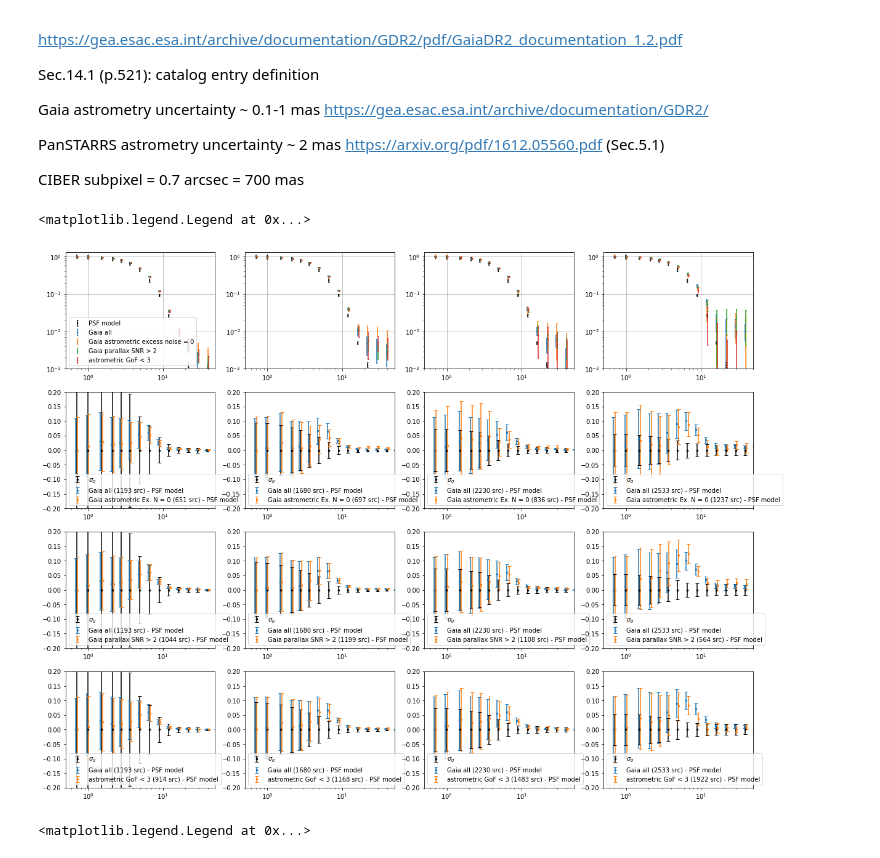
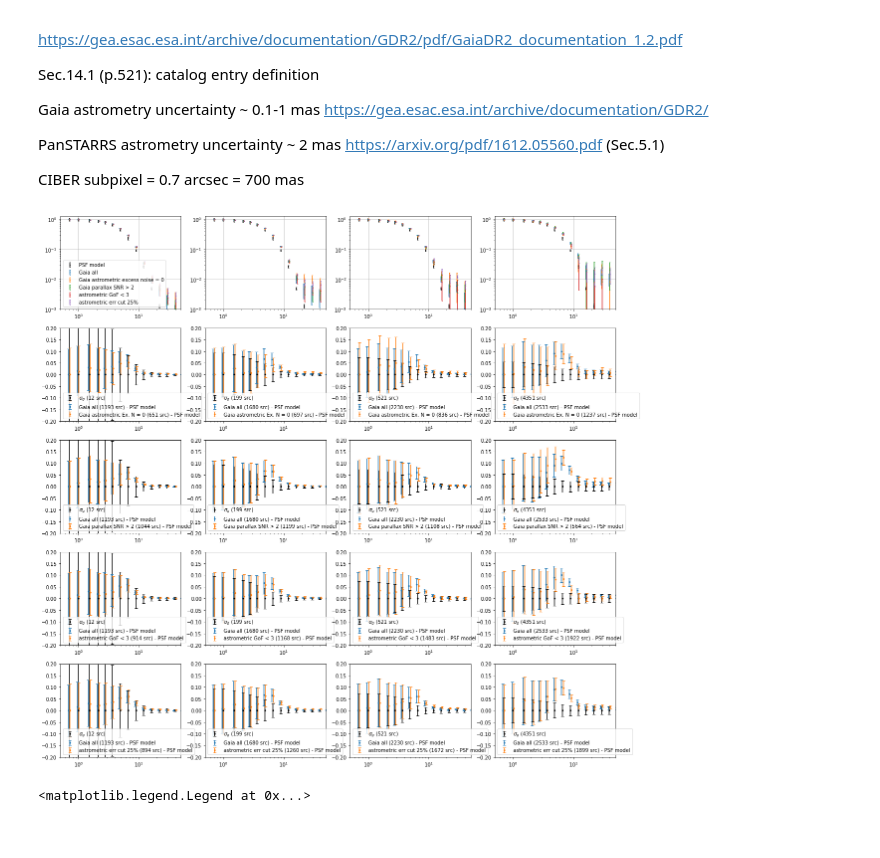
Before and after one commit to yuntingcheng/python_ciber, a Jupyter notebook: stack_modelfit/gaia.ipynb, the cells around one changed output. Saved outputs shown, nothing was run; the diff lists cells and outputs as text; code cells hidden in the pictures.

```diff
--- a/stack_modelfit/gaia.ipynb
+++ b/stack_modelfit/gaia.ipynb
@@ -140,7 +155,7 @@ from psfsynth import *
 inst =  1
 filt_order = filt_order_dict[inst]
 ifield = 6
-fig, ax = plt.subplots(4, 4, figsize = (20,16))
+fig, ax = plt.subplots(5, 4, figsize = (20,20))
 
 for im,(m_min,m_max) in enumerate(zip(magbindict['m_min'],magbindict['m_max'])):
 
@@ -149,14 +164,17 @@ for im,(m_min,m_max) in enumerate(zip(magbindict['m_min'],magbindict['m_max'])):
     ax[1][im].set_xscale('log')
     ax[2][im].set_xscale('log')
     ax[3][im].set_xscale('log')
+    ax[4][im].set_xscale('log')
     ax[0][im].set_xlim([0.5,50])
     ax[0][im].set_ylim([1e-3,1.3])
     ax[1][im].set_xlim([0.5,50])
     ax[2][im].set_xlim([0.5,50])
     ax[3][im].set_xlim([0.5,50])
+    ax[4][im].set_xlim([0.5,50])
     ax[1][im].set_ylim([-0.2,0.2])
     ax[2][im].set_ylim([-0.2,0.2])
     ax[3][im].set_ylim([-0.2,0.2])
+    ax[4][im].set_ylim([-0.2,0.2])
 
     stackdat = stacking(inst, ifield, m_min, m_max, filt_order=filt_order,
                 load_from_file=True, BGsub=False).stackdat
@@ -164,11 +182,13 @@ for im,(m_min,m_max) in enumerate(zip(magbindict['m_min'],magbindict['m_max'])):
     Ngal = stackdat['Nsrc']
 
     ax[1][im].errorbar(stackdat['rbins'], np.zeros_like(stackdat['rbins']), errg,
-                       fmt ='.', color='k', capsize=3, markersize=5, label=r'$\sigma_g$')
+                       fmt ='.', color='k', capsize=3, markersize=5, label=r'$\sigma_g$ (%d src)'%Ngal)
     ax[2][im].errorbar(stackdat['rbins'], np.zeros_like(stackdat['rbins']), errg,
-                       fmt ='.', color='k', capsize=3, markersize=5, label=r'$\sigma_g$')
+                       fmt ='.', color='k', capsize=3, markersize=5, label=r'$\sigma_g$ (%d src)'%Ngal)
     ax[3][im].errorbar(stackdat['rbins'], np.zeros_like(stackdat['rbins']), errg,
-                       fmt ='.', color='k', capsize=3, markersize=5, label=r'$\sigma_g$')
+                       fmt ='.', color='k', capsize=3, markersize=5, label=r'$\sigma_g$ (%d src)'%Ngal)
+    ax[4][im].errorbar(stackdat['rbins'], np.zeros_like(stackdat['rbins']), errg,
+                       fmt ='.', color='k', capsize=3, markersize=5, label=r'$\sigma_g$ (%d src)'%Ngal)
 
     psfdat = run_psf_combine(inst, ifield, savedata=False)
     psf = psfdat[im]['comb']['profcb']
@@ -193,6 +213,9 @@ for im,(m_min,m_max) in enumerate(zip(magbindict['m_min'],magbindict['m_max'])):
                        fmt ='.', color='C0', capsize=3, markersize=5,
                        label='Gaia all (%d src) - PSF model'%N)
     ax[3][im].errorbar(profdat['rbins']*0.97, np.abs(prof-psf), np.sqrt(err**2+psf_err**2),
+                       fmt ='.', color='C0', capsize=3, markersize=5,
+                       label='Gaia all (%d src) - PSF model'%N)
+    ax[4][im].errorbar(profdat['rbins']*0.97, np.abs(prof-psf), np.sqrt(err**2+psf_err**2),
                        fmt ='.', color='C0', capsize=3, markersize=5,
                        label='Gaia all (%d src) - PSF model'%N)
 
@@ -212,35 +235,50 @@ for im,(m_min,m_max) in enumerate(zip(magbindict['m_min'],magbindict['m_max'])):
 
     fname = mypaths['alldat'] + 'TM'+ str(inst) +\
      '/psfdata_synth_gaia_%s_%d_%d_p.pkl'%(fieldnamedict[ifield],m_min+1, m_max+1)
     with open(fname, "rb") as f:
         profdat = pickle.load(f)
     prof = profdat['profcb']/profdat['profcb'][0]
     err = profdat['profcb_err']/profdat['profcb'][0]
     N = profdat['Nsrc']
     ax[0][im].errorbar(profdat['rbins']*1.02,prof, err, fmt ='.', color='C2', capsize=1,
                     markersize=2, label='Gaia parallax SNR > 2')
     ax[2][im].errorbar(profdat['rbins']*1.03, np.abs(prof-psf), np.sqrt(err**2+psf_err**2),
                        fmt ='.', color='C1', capsize=3, markersize=5,
                        label='Gaia parallax SNR > 2 (%d src) - PSF model'%N)
     ax[2][im].legend()
 
     fname = mypaths['alldat'] + 'TM'+ str(inst) +\
      '/psfdata_synth_gaia_%s_%d_%d_g.pkl'%(fieldnamedict[ifield],m_min+1, m_max+1)
     with open(fname, "rb") as f:
         profdat = pickle.load(f)
     prof = profdat['profcb']/profdat['profcb'][0]
     err = profdat['profcb_err']/profdat['profcb'][0]
     N = profdat['Nsrc']
     ax[0][im].errorbar(profdat['rbins']*1.03,prof, err, fmt ='.', color='C3', capsize=1,
                     markersize=2, label='astrometric GoF < 3')
     ax[3][im].errorbar(profdat['rbins']*1.03, np.abs(prof-psf), np.sqrt(err**2+psf_err**2),
                        fmt ='.', color='C1', capsize=3, markersize=5,
                        label='astrometric GoF < 3 (%d src) - PSF model'%N)
     ax[3][im].legend()
+
+    fname = mypaths['alldat'] + 'TM'+ str(inst) +\
+     '/psfdata_synth_gaia_%s_%d_%d_a.pkl'%(fieldnamedict[ifield],m_min+1, m_max+1)
+    with open(fname, "rb") as f:
+        profdat = pickle.load(f)
+    prof = profdat['profcb']/profdat['profcb'][0]
+    err = profdat['profcb_err']/profdat['profcb'][0]
+    N = profdat['Nsrc']
+    ax[0][im].errorbar(profdat['rbins']*1.03,prof, err, fmt ='.', color='C4', capsize=1,
+                    markersize=2, label='astrometric err cut 25%')
+    ax[4][im].errorbar(profdat['rbins']*1.03, np.abs(prof-psf), np.sqrt(err**2+psf_err**2),
+                       fmt ='.', color='C1', capsize=3, markersize=5,
+                       label='astrometric err cut 25%% (%d src) - PSF model'%N)
+    ax[4][im].legend()
+
 ax[0][0].legend()
+plt.savefig('/Users/ytcheng/Desktop/gaia_stack_filter.png', dpi = 100, bbox_inches='tight')
 # %% [output]
-<matplotlib.legend.Legend at 0x...>
-[figure, old version]
+[figure, new version]
 # %%
 # process Gaia raw data
 
```
Also changed, not shown: parts of 1 cell of this notebook, 2 other files.
